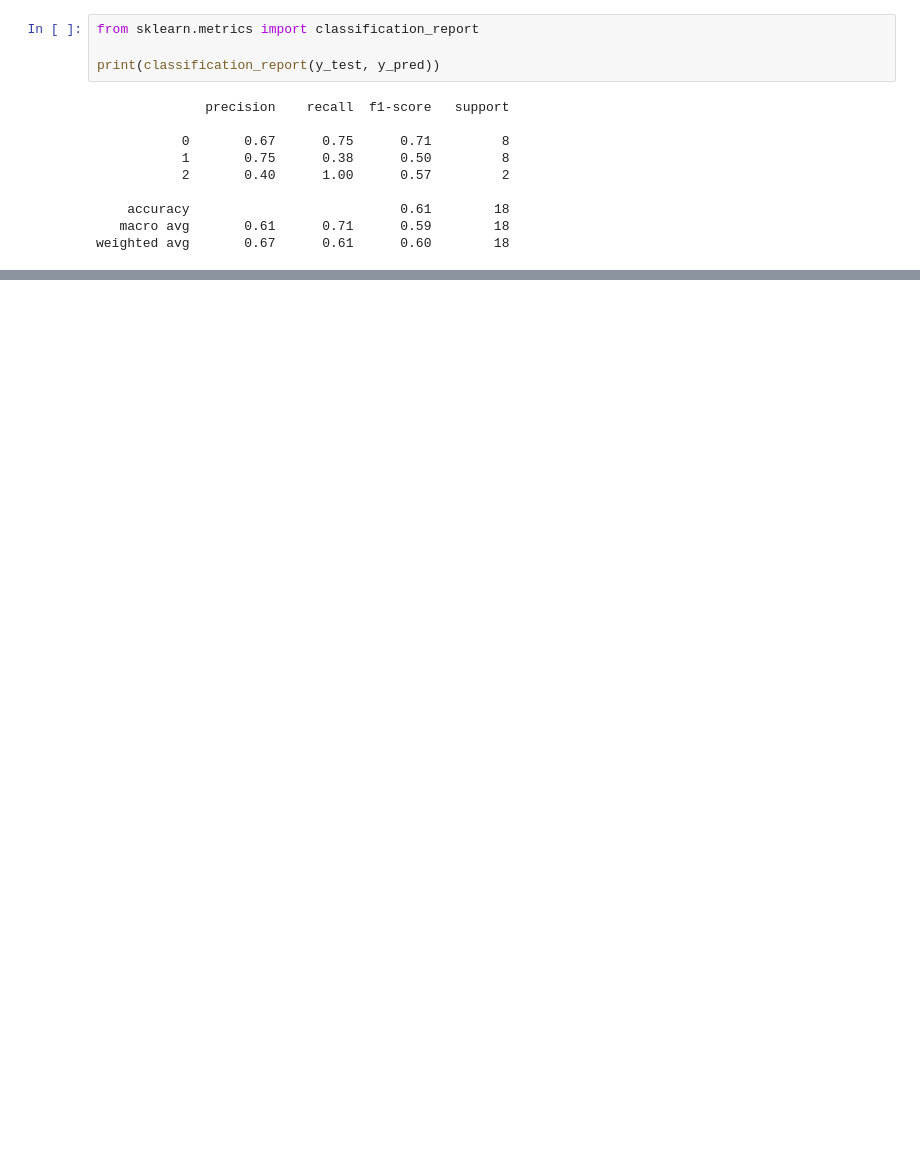
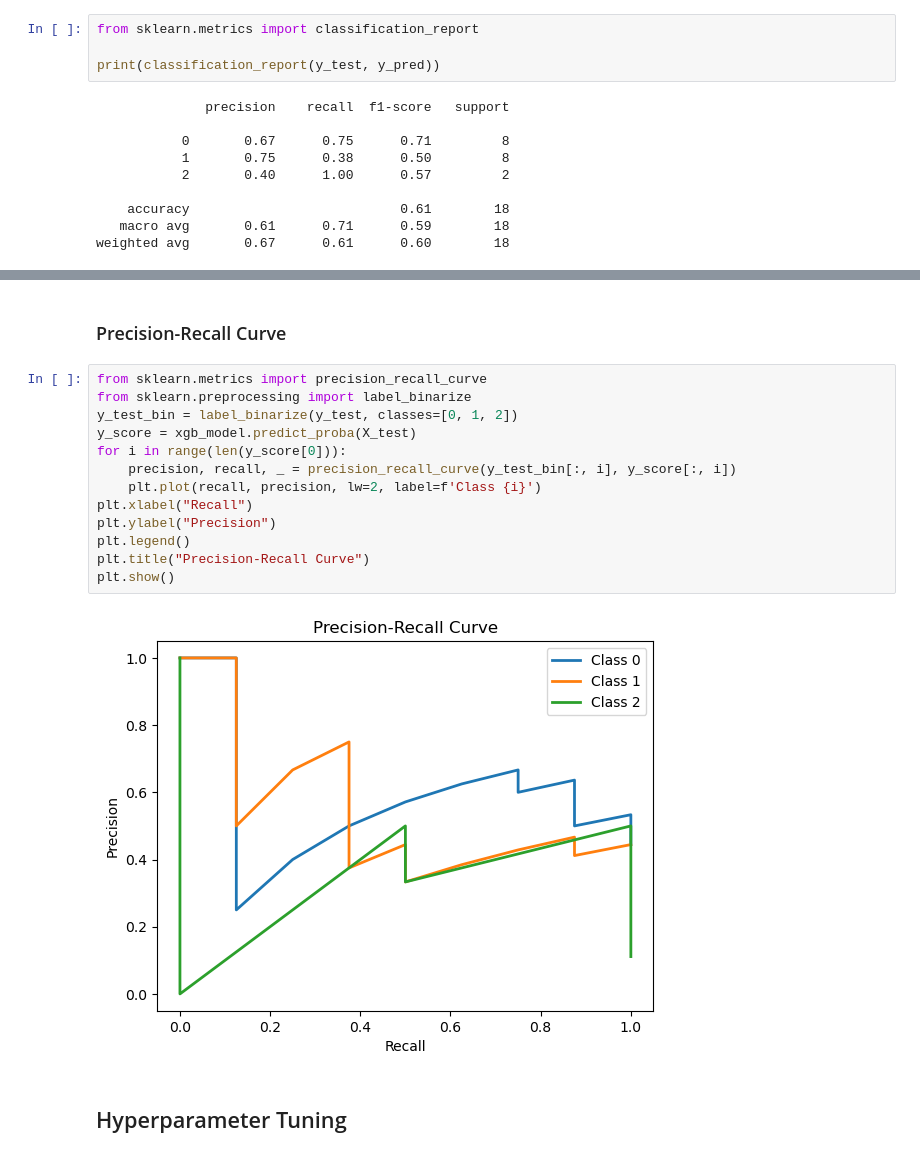
Before and after one commit to JonathanReyess/eeg-dementia-ml, a Jupyter notebook: analyze.ipynb, the cells around one changed output, grey strips where cells are left out. Drawn from its saved outputs; the diff is of its cells as text; blank space fills up the shorter version.

```diff
--- a/analyze.ipynb
+++ b/analyze.ipynb
@@ -527,0 +576,19 @@ weighted avg       0.67      0.61      0.60        18
+# %% [markdown]
+### Precision-Recall Curve
+# %%
+from sklearn.metrics import precision_recall_curve
+from sklearn.preprocessing import label_binarize
+y_test_bin = label_binarize(y_test, classes=[0, 1, 2])
+y_score = xgb_model.predict_proba(X_test)
+for i in range(len(y_score[0])):
+    precision, recall, _ = precision_recall_curve(y_test_bin[:, i], y_score[:, i])
+    plt.plot(recall, precision, lw=2, label=f'Class {i}')
+plt.xlabel("Recall")
+plt.ylabel("Precision")
+plt.legend()
+plt.title("Precision-Recall Curve")
+plt.show()
+# %% [output]
+[figure, added]
+# %% [markdown]
+## Hyperparameter Tuning
```
Also changed, not shown: parts of 12 cells of this notebook, 1 other file.
